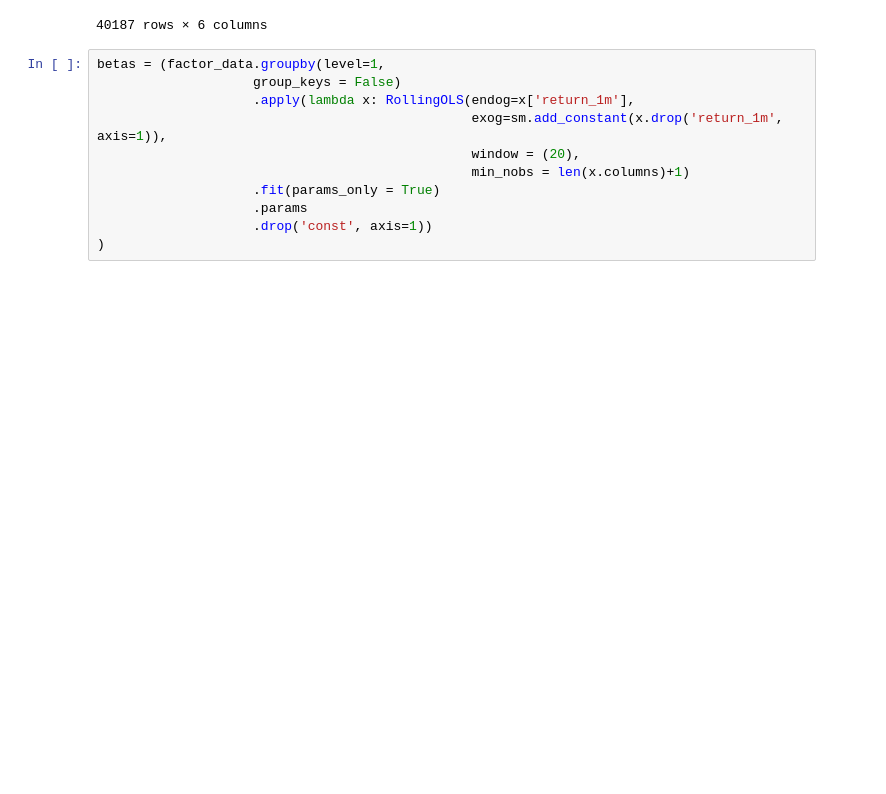
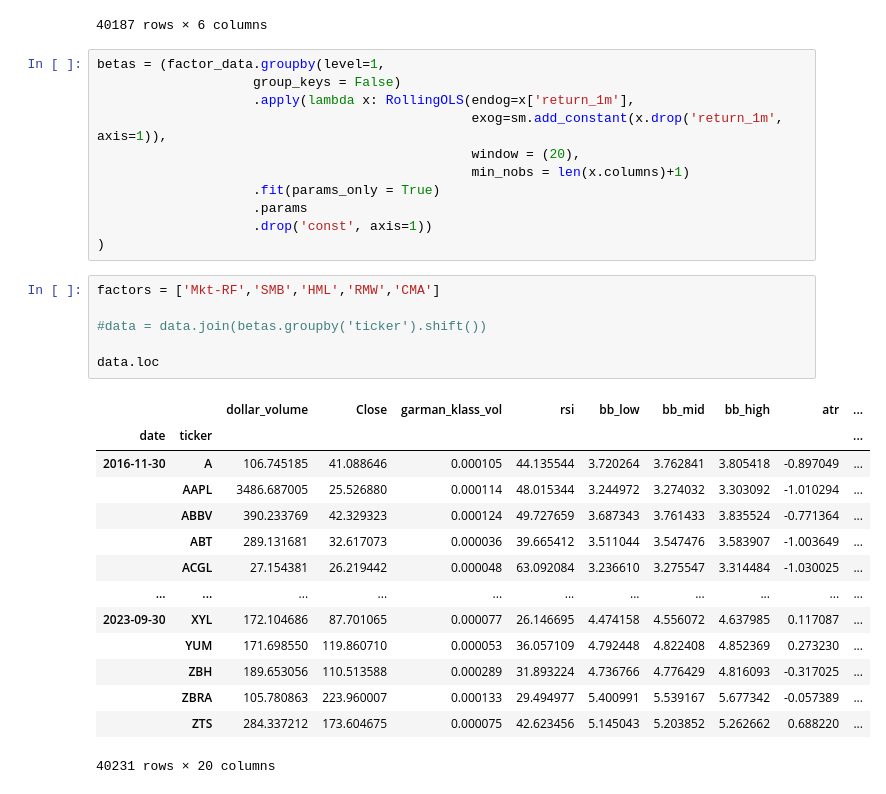
Before and after one commit to GeordieJones/financePython, a Jupyter notebook: backTesting_practice/S&P_optimizer.ipynb, the cells around one changed output. Cells and saved outputs as stored; diff of their text form; blank space fills up the shorter version.

Commit message:
factors + merge

```diff
--- a/backTesting_practice/S&P_optimizer.ipynb
+++ b/backTesting_practice/S&P_optimizer.ipynb
@@ -223,3 +223,24 @@ betas = (factor_data.groupby(level=1,
                     .params
                     .drop('const', axis=1))
 )
+# %%
+factors = ['Mkt-RF','SMB','HML','RMW','CMA']
+
+#data = data.join(betas.groupby('ticker').shift())
+
+data.loc
+# %% [output]
+|  |  | dollar_volume | Close | garman_klass_vol | rsi | bb_low | bb_mid | bb_high | atr | ... |
+| date | ticker |  |  |  |  |  |  |  |  | ... |
+| 2016-11-30 | A | 106.745185 | 41.088646 | 0.000105 | 44.135544 | 3.720264 | 3.762841 | 3.805418 | -0.897049 | ... |
+|  | AAPL | 3486.687005 | 25.526880 | 0.000114 | 48.015344 | 3.244972 | 3.274032 | 3.303092 | -1.010294 | ... |
+|  | ABBV | 390.233769 | 42.329323 | 0.000124 | 49.727659 | 3.687343 | 3.761433 | 3.835524 | -0.771364 | ... |
+|  | ABT | 289.131681 | 32.617073 | 0.000036 | 39.665412 | 3.511044 | 3.547476 | 3.583907 | -1.003649 | ... |
+|  | ACGL | 27.154381 | 26.219442 | 0.000048 | 63.092084 | 3.236610 | 3.275547 | 3.314484 | -1.030025 | ... |
+| ... | ... | ... | ... | ... | ... | ... | ... | ... | ... | ... |
+| 2023-09-30 | XYL | 172.104686 | 87.701065 | 0.000077 | 26.146695 | 4.474158 | 4.556072 | 4.637985 | 0.117087 | ... |
+|  | YUM | 171.698550 | 119.860710 | 0.000053 | 36.057109 | 4.792448 | 4.822408 | 4.852369 | 0.273230 | ... |
+|  | ZBH | 189.653056 | 110.513588 | 0.000289 | 31.893224 | 4.736766 | 4.776429 | 4.816093 | -0.317025 | ... |
+|  | ZBRA | 105.780863 | 223.960007 | 0.000133 | 29.494977 | 5.400991 | 5.539167 | 5.677342 | -0.057389 | ... |
+|  | ZTS | 284.337212 | 173.604675 | 0.000075 | 42.623456 | 5.145043 | 5.203852 | 5.262662 | 0.688220 | ... |
+40231 rows × 20 columns
```
